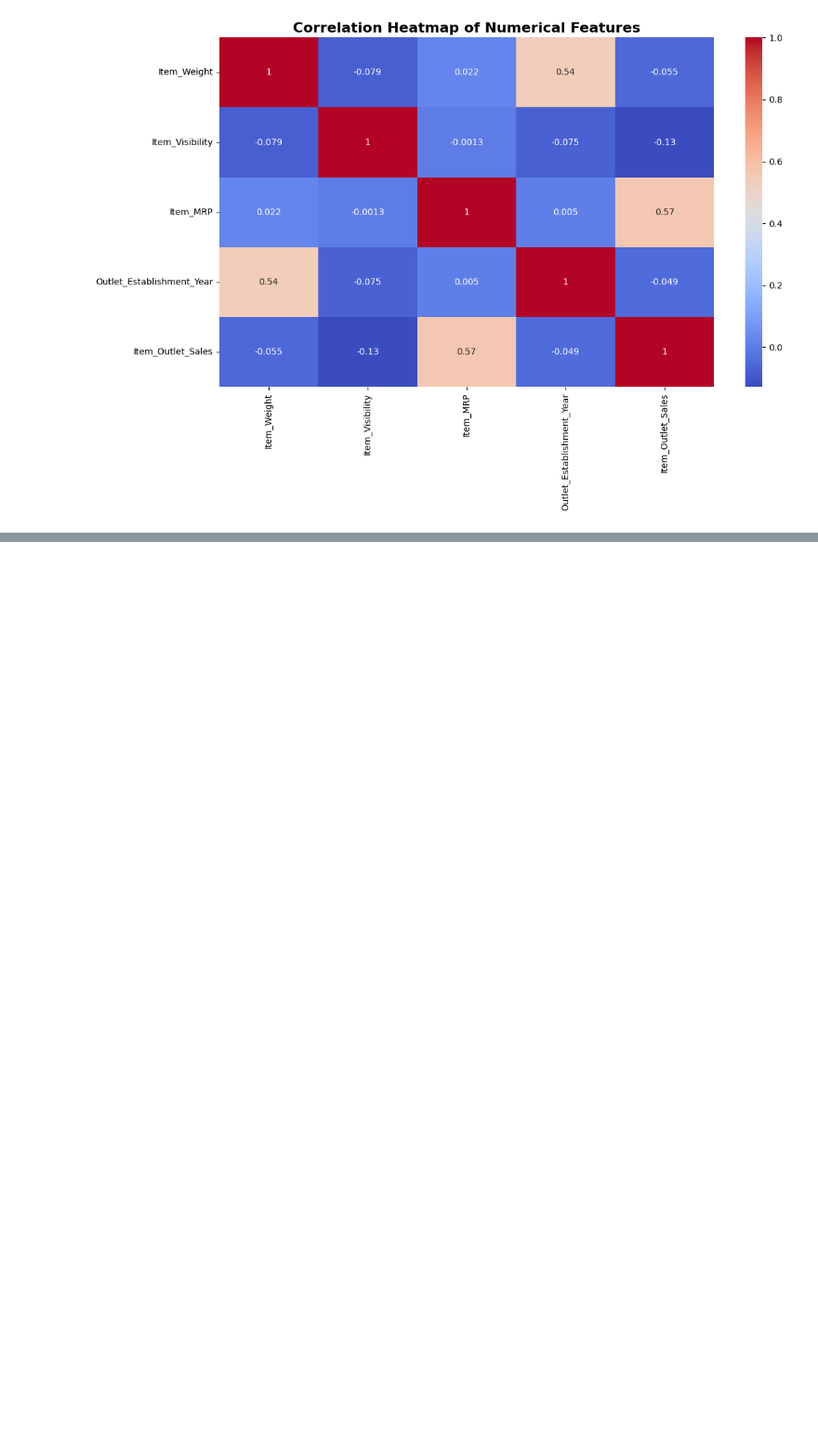
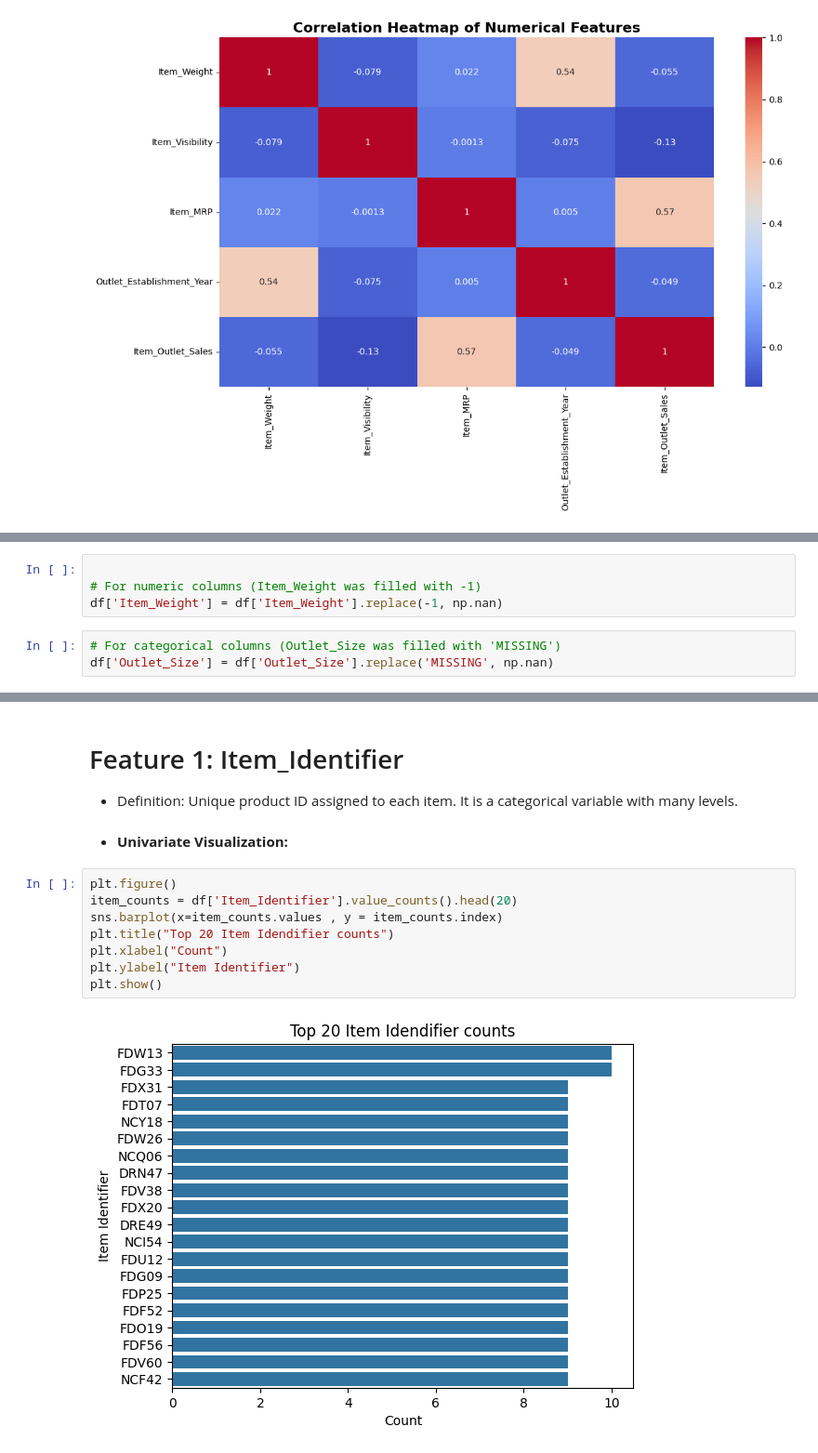
Before and after one commit to Afnankh00/Prediction-of-Product-Sales, a Jupyter notebook: Prediction_of_Product_Sales.ipynb, the cells around one changed output, grey strips where cells are left out. Shown at 93% size. Cells and saved outputs as stored; diff of their text form; blank space fills up the shorter version.

```diff
--- a/Prediction_of_Product_Sales.ipynb
+++ b/Prediction_of_Product_Sales.ipynb
@@ -410,0 +450,7 @@ plt.show()
+# %%
+
+# For numeric columns (Item_Weight was filled with -1)
+df['Item_Weight'] = df['Item_Weight'].replace(-1, np.nan)
+# %%
+# For categorical columns (Outlet_Size was filled with 'MISSING')
+df['Outlet_Size'] = df['Outlet_Size'].replace('MISSING', np.nan)
@@ -410,0 +493,16 @@ plt.show()
+# %% [markdown]
+# Feature 1: Item_Identifier
+
+- Definition: Unique product ID assigned to each item. It is a categorical variable with many levels.
+# %% [markdown]
+- **Univariate Visualization:**
+# %%
+plt.figure()
+item_counts = df['Item_Identifier'].value_counts().head(20)
+sns.barplot(x=item_counts.values , y = item_counts.index)
+plt.title("Top 20 Item Idendifier counts")
+plt.xlabel("Count")
+plt.ylabel("Item Identifier")
+plt.show()
+# %% [output]
+[figure, added]
```
Also changed, not shown: parts of 87 cells of this notebook.
